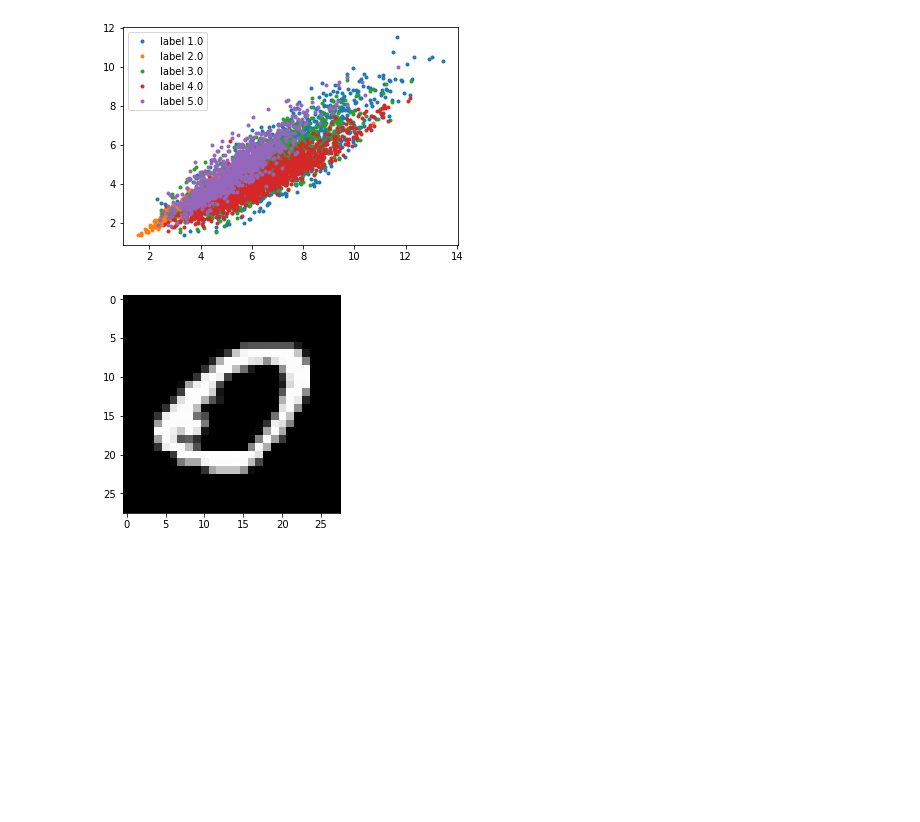
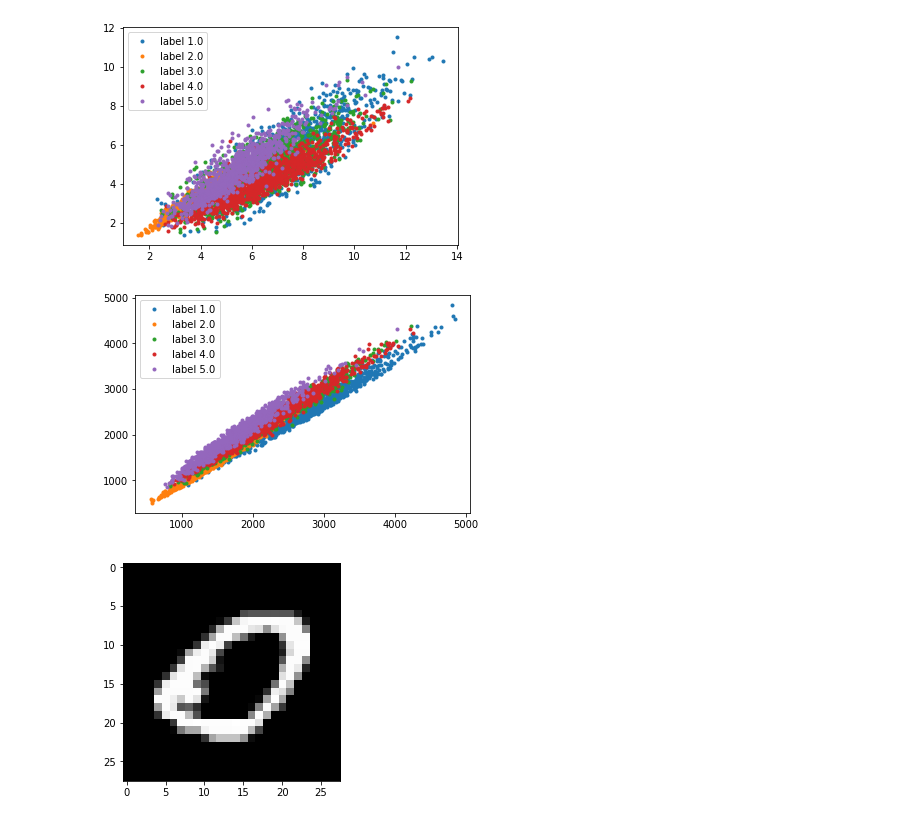
Before and after one commit to csielee/2018ML, a Jupyter notebook: HW7/HW7.ipynb, the cells around one changed output. Drawn from its saved outputs; the diff is of its cells as text; code cells hidden in the pictures; blank space fills up the shorter version.

Commit message:
Finish Kernel PCA

```diff
--- a/HW7/HW7.ipynb
+++ b/HW7/HW7.ipynb
@@ -62,3 +63,31 @@ def covariance(x, y):
+# %%
+def covariance(x, y):
+    x1 = x - np.sum(x, axis = 1)[:,None]
+    y1 = y - np.sum(y, axis = 1)[:,None]
+    return np.matmul(x1, y1.T)/ x1.shape[1]
+
+def PCA(datas, k, kernel=None):
+    if callable(kernel):
+        datas = kernel(datas, datas)
+        N = datas.shape[0]
+        N1 = np.ones((N,N))/N
+        S = (datas
+             - np.matmul(N1, datas)
+             - np.matmul(datas, N1)
+             + np.matmul(np.matmul(N1, datas), N1)
+            )/N
+    else:
+        S = covariance(datas.T, datas.T)
+
+    value, vector = np.linalg.eig(S)
+
+    max_idxs = np.flip(np.argsort(np.abs(value)))
+    W = np.concatenate([
+        np.abs(vector[:, max_idxs[i]])[:,None]
+        for i in range(k)
+    ], axis=1)
+
+    return np.matmul(datas, W), W
 # %%
 # parameter
 dim = 2
@@ -98,4 +127,10 @@ PCA_space.shape
 showCluster(PCA_space, train_label)
 # %% [output]
 [figure]
+# %%
+kPCA_space, kPCA_w = PCA(train_data, 2, kernel=LinearKernel())
+# %%
+showCluster(kPCA_space, train_label)
+# %% [output]
+[figure, added]
 # %%
```
Also changed, not shown: parts of 10 cells of this notebook.
